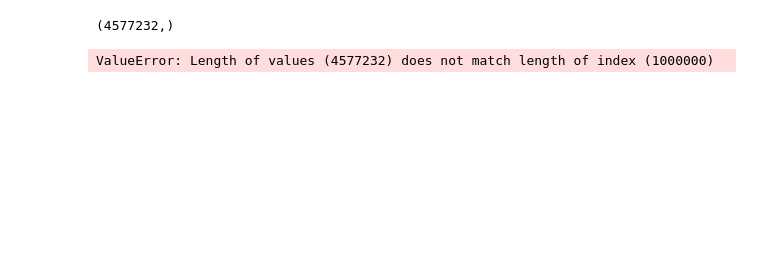
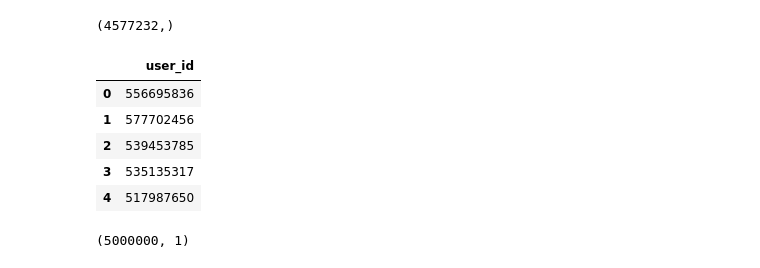
Before and after one commit to nataliachoszczyk/E-CommerceBigDataSystem, a Jupyter notebook: preprocessing.ipynb, the cells around one changed output. Cells and saved outputs as stored; diff of their text form; code cells hidden in the pictures; blank space fills up the shorter version.

```diff
--- a/preprocessing.ipynb
+++ b/preprocessing.ipynb
@@ -170,8 +170,3 @@ user_ids = df['user_id'].unique()
 user_ids.shape
 # %% [output]
 (4577232,)
-# %%
-users_main['user_id'] = user_ids
-users_main.head()
-# %% [output]
-ValueError: Length of values (4577232) does not match length of index (1000000)
@@ -177,0 +176,29 @@ ValueError: Length of values (4577232) does not match length of index (1000000)
+# %%
+user_ids = pd.read_csv("data/user_ids.csv")
+user_ids.head()
+# %% [output]
+|  | user_id |
+| 0 | 556695836 |
+| 1 | 577702456 |
+| 2 | 539453785 |
+| 3 | 535135317 |
+| 4 | 517987650 |
+# %%
+current_len = len(user_ids)
+
+# docelowa długość
+target_len = 5_000_000
+
+missing = target_len - current_len
+
+# tworzymy nowe wartości
+start_value = 595_414_563 + 1   # kolejna po ostatniej
+new_values = pd.DataFrame({
+    "user_id": range(start_value, start_value + missing)
+})
+
+# łączymy z obecnym dataframe
+user_ids_extended = pd.concat([user_ids, new_values], ignore_index=True)
+user_ids_extended.shape
+# %% [output]
+(5000000, 1)
```
Also changed, not shown: parts of 8 cells of this notebook.
